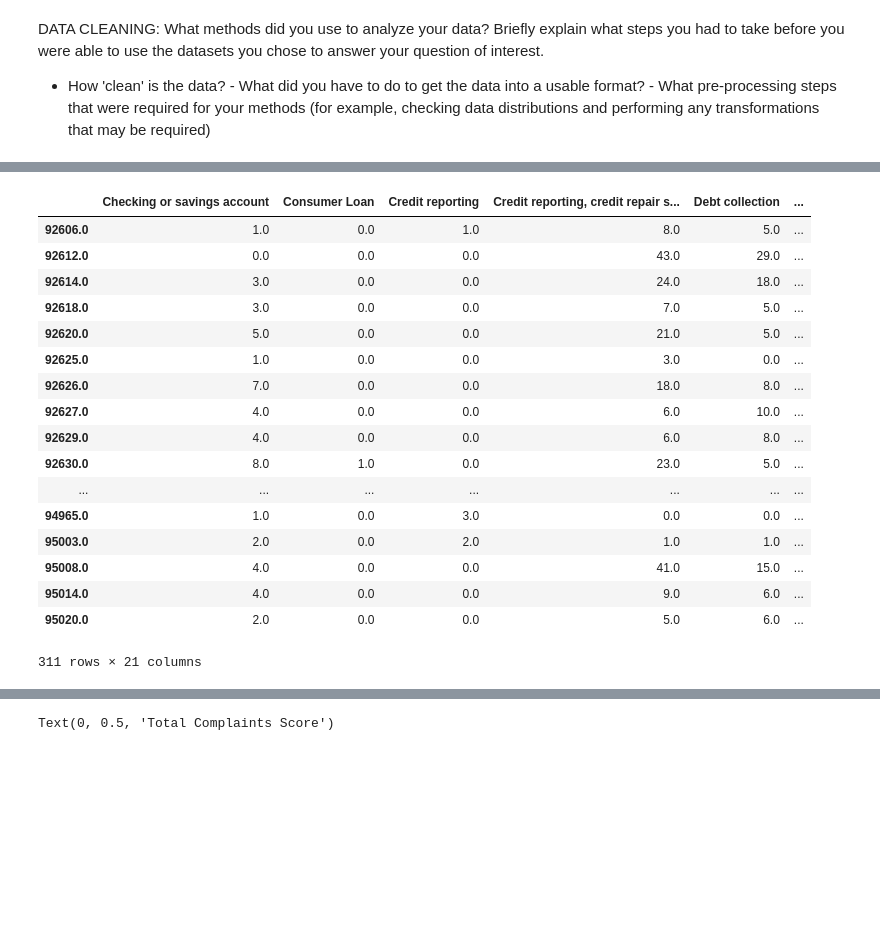
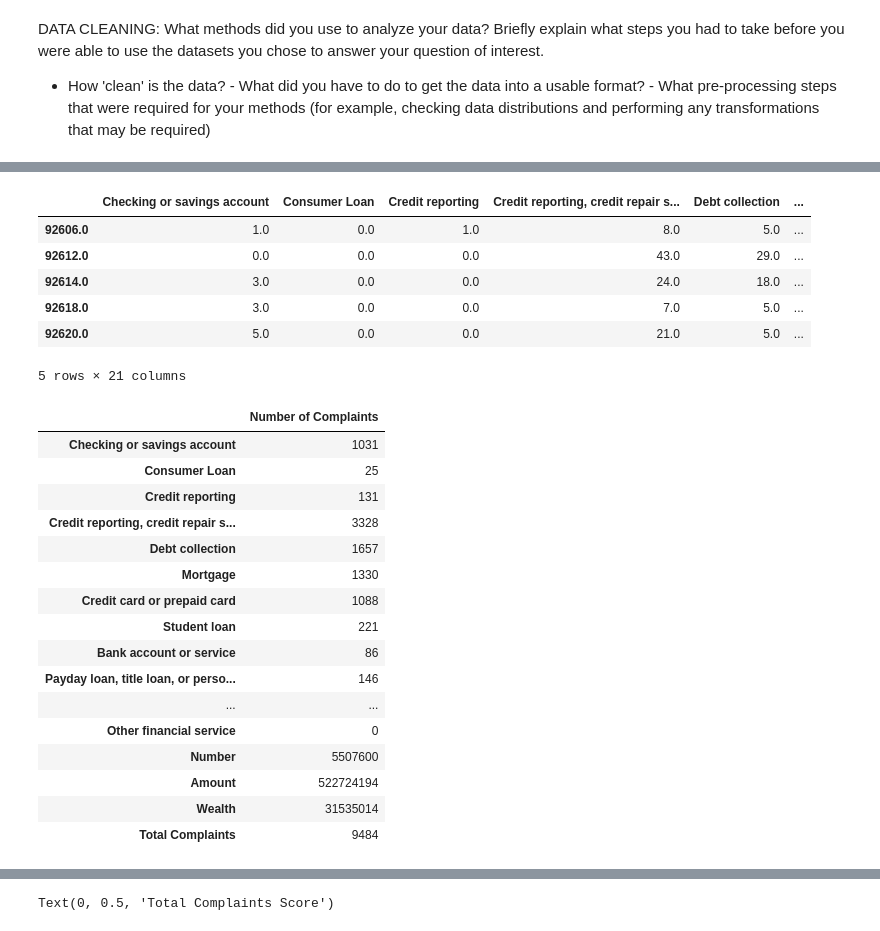
Before and after one commit to jmdangelo/Cogs108-Final-Project, a Jupyter notebook: FinalProject.ipynb, the cells around one changed output, grey strips where cells are left out. Cells and saved outputs as stored; diff of their text form; code cells hidden in the pictures; blank space fills up the shorter version.

```diff
--- a/FinalProject.ipynb
+++ b/FinalProject.ipynb
@@ -146,36 +122,50 @@ grouped_df
 # %%
 # Convert index to string for combining purposes
 grouped_df.index = grouped_df.index.astype('str')
 df_income.index = df_income.index.astype('str')
 
 # Combine the two dataframes and drop the rows that don't appear in both
 complaints_df = pd.concat([grouped_df, df_income], axis=1, sort=False)
 complaints_df = complaints_df.dropna()
 
 # Create total complaints by adding all complaints for a zip code
 complaints_df['Total Complaints'] = grouped_df.sum(axis=1)
 
 # Drop some outliers
 complaints_df.drop( complaints_df[ complaints_df['Total Complaints'] < 5 ].index , inplace=True)
 complaints_df.drop( complaints_df[ complaints_df['Wealth'] > 500000 ].index , inplace=True)
 
-complaints_df
+complaints_df.head()
 # %% [output]
 |  | Checking or savings account | Consumer Loan | Credit reporting | Credit reporting, credit repair s... | Debt collection | ... |
 | 92606.0 | 1.0 | 0.0 | 1.0 | 8.0 | 5.0 | ... |
 | 92612.0 | 0.0 | 0.0 | 0.0 | 43.0 | 29.0 | ... |
 | 92614.0 | 3.0 | 0.0 | 0.0 | 24.0 | 18.0 | ... |
 | 92618.0 | 3.0 | 0.0 | 0.0 | 7.0 | 5.0 | ... |
 | 92620.0 | 5.0 | 0.0 | 0.0 | 21.0 | 5.0 | ... |
-| 92625.0 | 1.0 | 0.0 | 0.0 | 3.0 | 0.0 | ... |
-| 92626.0 | 7.0 | 0.0 | 0.0 | 18.0 | 8.0 | ... |
-| 92627.0 | 4.0 | 0.0 | 0.0 | 6.0 | 10.0 | ... |
-| 92629.0 | 4.0 | 0.0 | 0.0 | 6.0 | 8.0 | ... |
-| 92630.0 | 8.0 | 1.0 | 0.0 | 23.0 | 5.0 | ... |
-| ... | ... | ... | ... | ... | ... | ... |
-| 94965.0 | 1.0 | 0.0 | 3.0 | 0.0 | 0.0 | ... |
-| 95003.0 | 2.0 | 0.0 | 2.0 | 1.0 | 1.0 | ... |
-| 95008.0 | 4.0 | 0.0 | 0.0 | 41.0 | 15.0 | ... |
-| 95014.0 | 4.0 | 0.0 | 0.0 | 9.0 | 6.0 | ... |
-| 95020.0 | 2.0 | 0.0 | 0.0 | 5.0 | 6.0 | ... |
-311 rows × 21 columns
+5 rows × 21 columns
+# %%
+# Shows all the complaint categories and counts the number for each one
+complaints_num_df = pd.DataFrame()
+column_list = complaints_df.columns.tolist()
+
+complaints_num_df['Number of Complaints'] = complaints_df.sum().astype(int)
+complaints_num_df
+# %% [output]
+|  | Number of Complaints |
+| Checking or savings account | 1031 |
+| Consumer Loan | 25 |
+| Credit reporting | 131 |
+| Credit reporting, credit repair s... | 3328 |
+| Debt collection | 1657 |
+| Mortgage | 1330 |
+| Credit card or prepaid card | 1088 |
+| Student loan | 221 |
+| Bank account or service | 86 |
+| Payday loan, title loan, or perso... | 146 |
+| ... | ... |
+| Other financial service | 0 |
+| Number | 5507600 |
+| Amount | 522724194 |
+| Wealth | 31535014 |
+| Total Complaints | 9484 |
```
Also changed, not shown: parts of 4 cells of this notebook.
